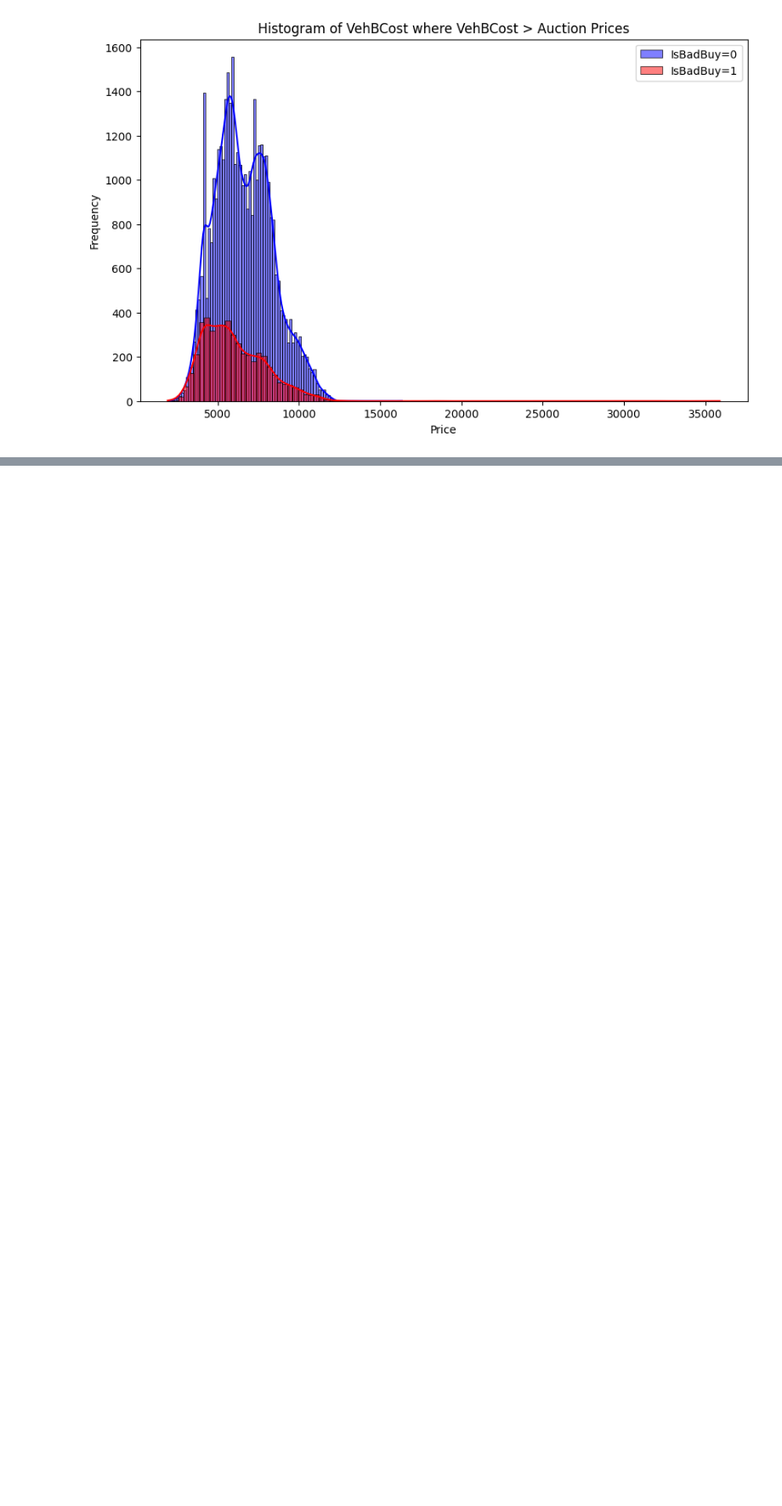
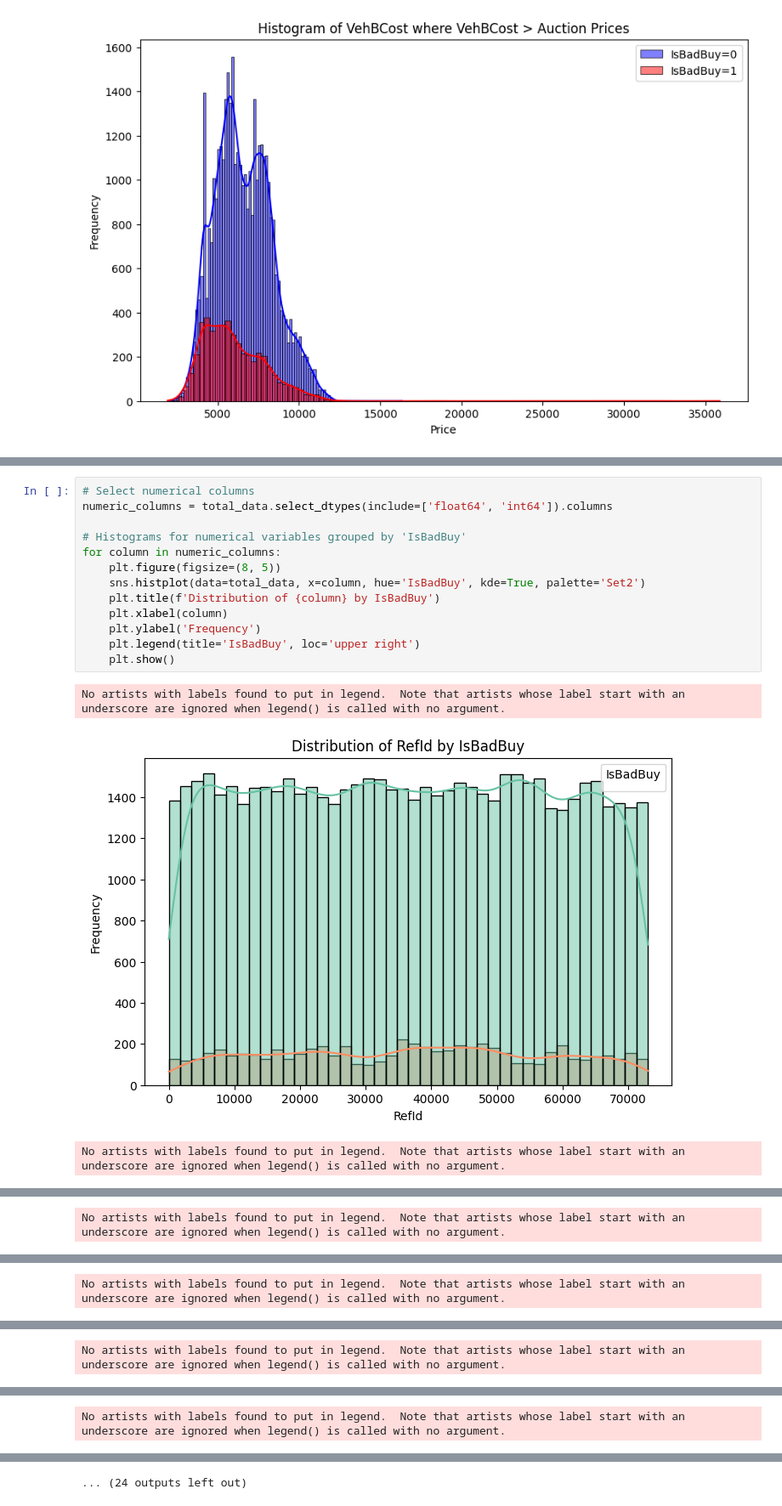
Before and after one commit to 4GeeksAcademy/Isabell-Joane-Eric-Final-Project, a Jupyter notebook: src/explore.ipynb, the cells around one changed output, grey strips where cells are left out. Shown at 85% size. Drawn from its saved outputs; the diff is of its cells as text; blank space fills up the shorter version.

Commit message:
numeric EDA

```diff
--- a/src/explore.ipynb
+++ b/src/explore.ipynb
@@ -511,0 +520,17 @@ Relative Increase: 14.78 %
+# %%
+# Select numerical columns
+numeric_columns = total_data.select_dtypes(include=['float64', 'int64']).columns
+
+# Histograms for numerical variables grouped by 'IsBadBuy'
+for column in numeric_columns:
+    plt.figure(figsize=(8, 5))
+    sns.histplot(data=total_data, x=column, hue='IsBadBuy', kde=True, palette='Set2')
+    plt.title(f'Distribution of {column} by IsBadBuy')
+    plt.xlabel(column)
+    plt.ylabel('Frequency')
+    plt.legend(title='IsBadBuy', loc='upper right')
+    plt.show()
+# %% [output]
+No artists with labels found to put in legend.  Note that artists whose label start with an underscore are ignored when legend() is called with no argument.
+[figure, added]
+No artists with labels found to put in legend.  Note that artists whose label start with an underscore are ignored when legend() is called with no argument.
@@ -511,0 +538 @@ Relative Increase: 14.78 %
+No artists with labels found to put in legend.  Note that artists whose label start with an underscore are ignored when legend() is called with no argument.
@@ -511,0 +540 @@ Relative Increase: 14.78 %
+No artists with labels found to put in legend.  Note that artists whose label start with an underscore are ignored when legend() is called with no argument.
@@ -511,0 +542 @@ Relative Increase: 14.78 %
+No artists with labels found to put in legend.  Note that artists whose label start with an underscore are ignored when legend() is called with no argument.
@@ -511,0 +544 @@ Relative Increase: 14.78 %
+No artists with labels found to put in legend.  Note that artists whose label start with an underscore are ignored when legend() is called with no argument.
@@ -511,0 +546 @@ Relative Increase: 14.78 %
+... (24 outputs left out)
```
Also changed, not shown: parts of 8 cells of this notebook.
